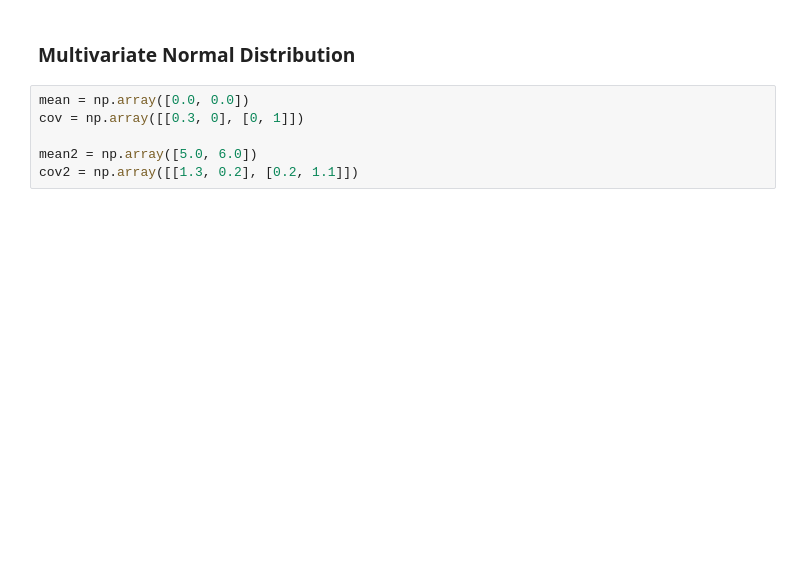
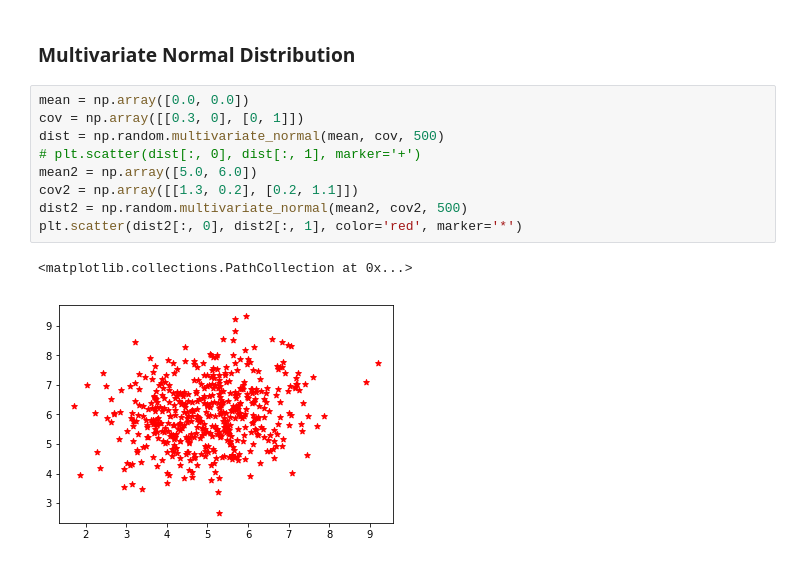
Before and after one commit to singhsanket143/MachineLearningImplementations, a Jupyter notebook: MatplotlibBasics/Matplotlib.ipynb, the cells around one changed output. Cells and saved outputs as stored; diff of their text form; blank space fills up the shorter version.

```diff
--- a/MatplotlibBasics/Matplotlib.ipynb
+++ b/MatplotlibBasics/Matplotlib.ipynb
@@ -92,6 +92,12 @@ plt.show()
 # %%
 mean = np.array([0.0, 0.0])
 cov = np.array([[0.3, 0], [0, 1]])
-
+dist = np.random.multivariate_normal(mean, cov, 500)
+# plt.scatter(dist[:, 0], dist[:, 1], marker='+')
 mean2 = np.array([5.0, 6.0])
 cov2 = np.array([[1.3, 0.2], [0.2, 1.1]])
+dist2 = np.random.multivariate_normal(mean2, cov2, 500)
+plt.scatter(dist2[:, 0], dist2[:, 1], color='red', marker='*')
+# %% [output]
+<matplotlib.collections.PathCollection at 0x...>
+[figure, added]
```
Also changed, not shown: parts of 5 cells of this notebook, 24 other files.
